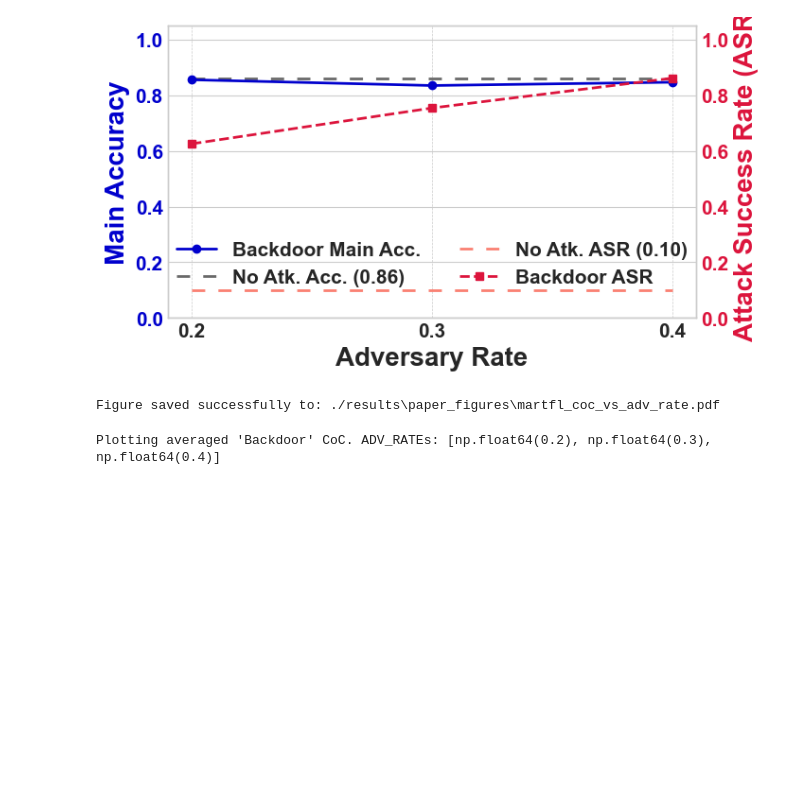
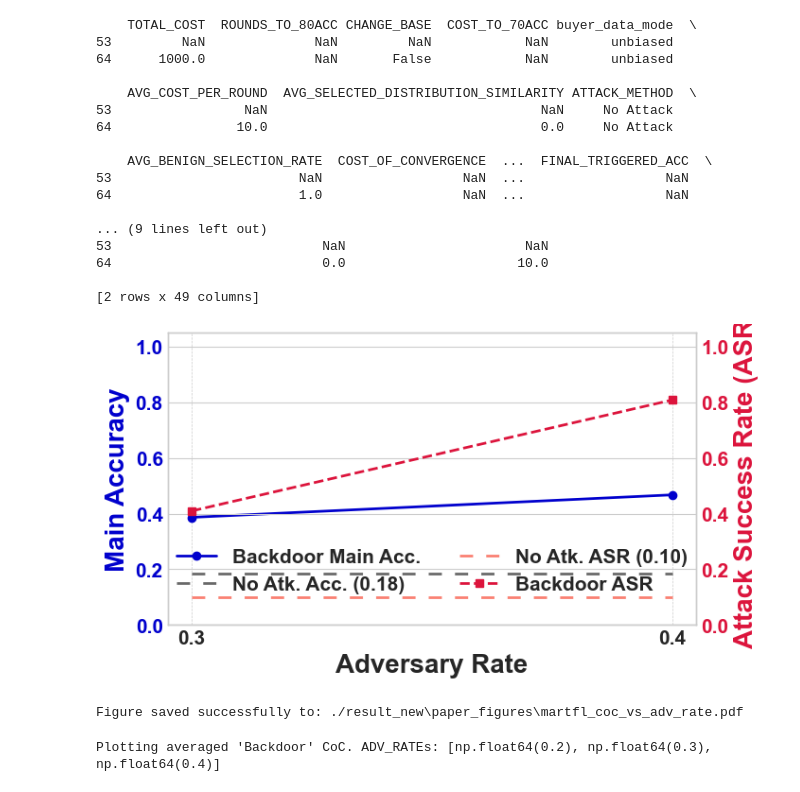
Before and after one commit to szyszyzys/poison_data_valuation, a Jupyter notebook: visual_results.ipynb, the cells around one changed output. Cells and saved outputs as stored; diff of their text form; code cells hidden in the pictures; blank space fills up the shorter version.

```diff
--- a/visual_results.ipynb
+++ b/visual_results.ipynb
@@ -103,6 +103,12 @@ CATEGORICAL_MAPPINGS = {
         'no_attack': 'None', # Handles cells with string 'no_attack'
         'backdoor': "Backdoor",
         'label_flip': "Label-Flipping",
+    },
+    'AGGREGATION_METHOD': {
+        'martfl': "MartFL",
+        'fedavg': 'FedAvg',
+        'fltrust': 'FLTrust',
+        'skymask' : 'SkyMask',
     },
     'IS_SYBIL': {
         # Assuming your CSV has string 'False' and string 'mimic'
@@ -313,6 +319,7 @@ Unique values in 'NO_ATTACK_DESIG_MAL_SEL_RATE_0.4': [np.float64(0.334), np.floa
 # %%
 TARGET_DATASET="TREC"
-TARGET_AGGREGATOR="MartFL"
+AGG_METHOD_TO_ANALYZE = 'MartFL' # or 'fltrust', 'fedavg'
+ATTACK_TO_ANALYZE = 'Backdoor' # or 'None'
 # %%
 import os # For creating directories
 
@@ -403,9 +410,9 @@ from matplotlib.lines import Line2D  # For custom legend
 if not summary_df_avg.empty:
     # --- Data Preparation ---
     plot_data = summary_df_avg.copy()
-    current_aggregation_method = "MartFL"  # Capitalized for title
-
+    plot_data = plot_data[plot_data['DATASET'] == TARGET_DATASET]
     no_attack_perf = plot_data[plot_data['ATTACK_METHOD'] == 'No Attack'].copy()
+    print(no_attack_perf)
     if not no_attack_perf.empty:
         no_attack_avg_acc = no_attack_perf['FINAL_MAIN_ACC'].mean()
         no_attack_avg_asr = 0.1  # ASR for No Attack is 0
@@ -415,7 +422,7 @@ if not summary_df_avg.empty:
 
     adv_rates_to_plot_on_x_for_attack = [0.2, 0.3, 0.4]
     backdoor_attack_filtered = plot_data[
-        (plot_data['ATTACK_METHOD'] == 'Backdoor') &
+        (plot_data['attack_objective'] == 'Backdoor') &
         (plot_data['ADV_RATE'].isin(adv_rates_to_plot_on_x_for_attack))
         ].copy()
 
@@ -503,36 +510,53 @@ if not summary_df_avg.empty:
     ax1.tick_params(axis='x',)  # Ensure x-tick label size
     ax1.grid(True, which='major', linestyle='--', linewidth=0.5, axis='x')
 
     # Legend: More compact, 2 columns below plot
     if legend_elements:
         legend_elements.sort(key=lambda x: ("No Attack" not in x.get_label(), "Main Acc" not in x.get_label()))
         fig.legend(handles=legend_elements,
                    loc='lower center',  # Place below plot
                    bbox_to_anchor=(0.5, 0.3),  # Adjust y for spacing below x-axis label
                    ncol=2,  # Try 2 columns for 4 items
                    frameon=False)  # Remove legend frame for cleaner look in paper
 
     # fig.suptitle(f'{current_aggregation_method}: Performance vs. ASR', fontsize=TITLE_FONT_SIZE, y=0.98,
     #              fontweight='bold')
     plt.tight_layout(
         rect=[0, 0.1, 1, 0.95])  # Adjust rect for suptitle and bottom legend (0.1 at bottom for legend space)
     # plt.savefig(f"{current_aggregation_method}_perf_vs_asr.pdf", bbox_inches='tight') # Example save
 
     plt.show()
     save_figure_as_pdf(
         fig=fig,
         output_directory=FIGURE_SAVE_DIR,
         base_filename="coc_vs_adv_rate", # Base name describing the plot
-        current_aggregation_method=current_aggregation_method,
+        current_aggregation_method=AGG_METHOD_TO_ANALYZE,
         # other_details=f"target{int(TARGET_ACCURACY_COC*100)}acc" # Example other detail
     )
 
 
 else:
     print("summary_df_avg is empty or became empty after preprocessing. Skipping Plot.")
 # %% [output]
+    TOTAL_COST  ROUNDS_TO_80ACC CHANGE_BASE  COST_TO_70ACC buyer_data_mode  \
+53         NaN              NaN         NaN            NaN        unbiased
+64      1000.0              NaN       False            NaN        unbiased
+
+    AVG_COST_PER_ROUND  AVG_SELECTED_DISTRIBUTION_SIMILARITY ATTACK_METHOD  \
+53                 NaN                                   NaN     No Attack
+64                10.0                                   0.0     No Attack
+
+    AVG_BENIGN_SELECTION_RATE  COST_OF_CONVERGENCE  ...  FINAL_TRIGGERED_ACC  \
+53                        NaN                  NaN  ...                  NaN
+64                        1.0                  NaN  ...                  NaN
+
+... (9 lines left out)
+53                           NaN                       NaN
+64                           0.0                      10.0
+
+[2 rows x 49 columns]
-[figure, old version]
+[figure, new version]
-Figure saved successfully to: ./results\paper_figures\martfl_coc_vs_adv_rate.pdf
+Figure saved successfully to: ./result_new\paper_figures\martfl_coc_vs_adv_rate.pdf
 # %%
 import pandas as pd
 import matplotlib.pyplot as plt
```
Also changed, not shown: parts of 5 cells of this notebook, 6 other files.
